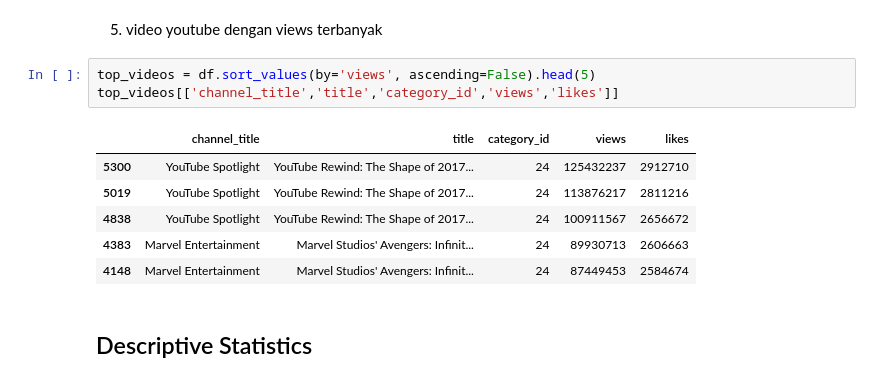
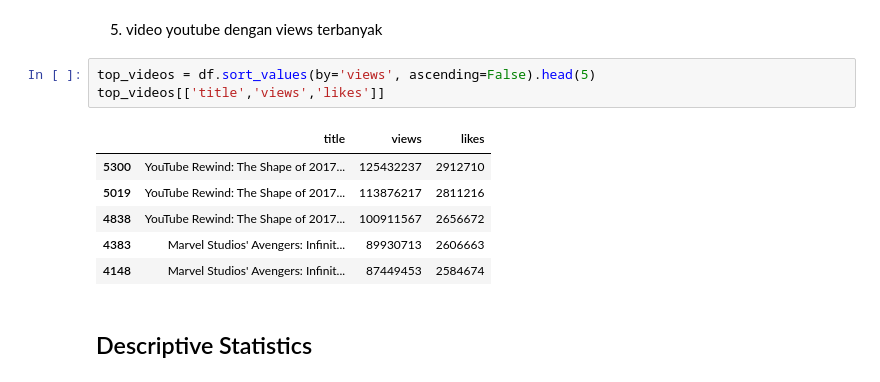
Before and after one commit to agirahmawandi/git_sl_2, a Jupyter notebook: Agi_Supervised_Learning.ipynb, the cells around one changed output. Cells and saved outputs as stored; diff of their text form.

```diff
--- a/Agi_Supervised_Learning.ipynb
+++ b/Agi_Supervised_Learning.ipynb
@@ -132,14 +134,14 @@ comment
 5. video youtube dengan views terbanyak
 # %%
 top_videos = df.sort_values(by='views', ascending=False).head(5)
-top_videos[['channel_title','title','category_id','views','likes']]
+top_videos[['title','views','likes']]
 # %% [output]
-|  | channel_title | title | category_id | views | likes |
-| 5300 | YouTube Spotlight | YouTube Rewind: The Shape of 2017... | 24 | 125432237 | 2912710 |
-| 5019 | YouTube Spotlight | YouTube Rewind: The Shape of 2017... | 24 | 113876217 | 2811216 |
-| 4838 | YouTube Spotlight | YouTube Rewind: The Shape of 2017... | 24 | 100911567 | 2656672 |
-| 4383 | Marvel Entertainment | Marvel Studios' Avengers: Infinit... | 24 | 89930713 | 2606663 |
-| 4148 | Marvel Entertainment | Marvel Studios' Avengers: Infinit... | 24 | 87449453 | 2584674 |
+|  | title | views | likes |
+| 5300 | YouTube Rewind: The Shape of 2017... | 125432237 | 2912710 |
+| 5019 | YouTube Rewind: The Shape of 2017... | 113876217 | 2811216 |
+| 4838 | YouTube Rewind: The Shape of 2017... | 100911567 | 2656672 |
+| 4383 | Marvel Studios' Avengers: Infinit... | 89930713 | 2606663 |
+| 4148 | Marvel Studios' Avengers: Infinit... | 87449453 | 2584674 |
 # %% [markdown]
 ## Descriptive Statistics
 # %%
```
Also changed, not shown: parts of 21 cells of this notebook.
